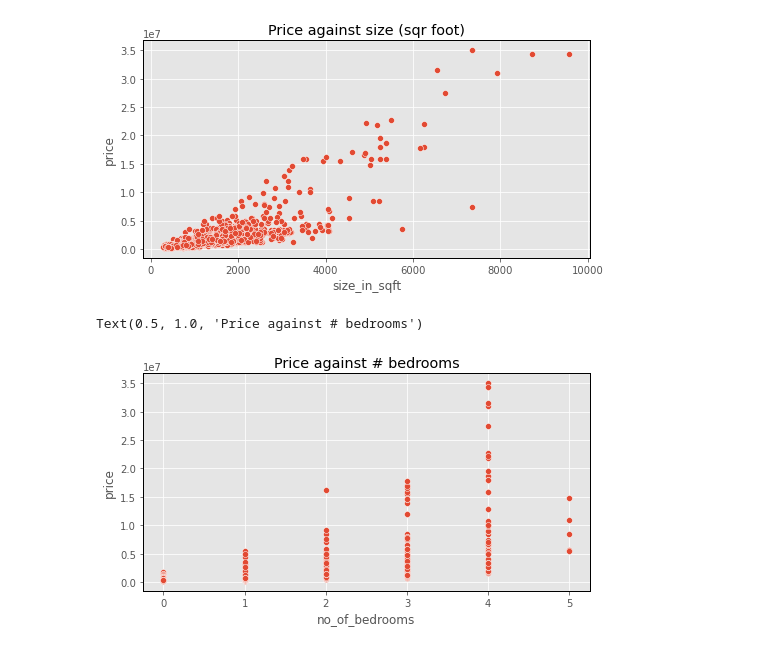
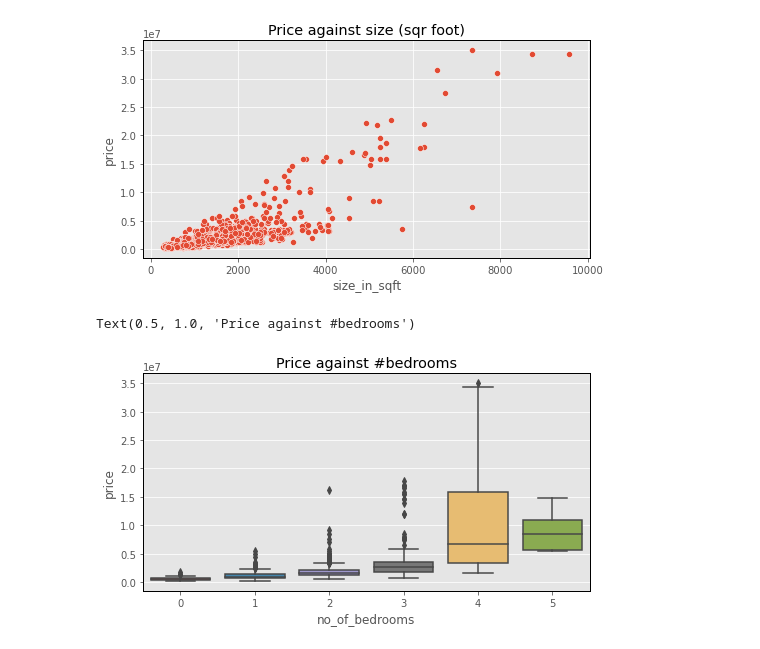
Before and after one commit to FardinAhsan146/DubaiHousingPriceDS, a Jupyter notebook: dataexploration_nb1.ipynb, the cells around one changed output. Drawn from its saved outputs; the diff is of its cells as text; code cells hidden in the pictures.

```diff
--- a/dataexploration_nb1.ipynb
+++ b/dataexploration_nb1.ipynb
@@ -101,16 +103,10 @@ plt.title('Price against size (sqr foot)')
 # %% [output]
 Text(0.5, 1.0, 'Price against size (sqr foot)')
 [figure]
-# %%
-sns.scatterplot(data = df, y = 'price', x = 'no_of_bedrooms')
-plt.title('Price against # bedrooms')
-
-var = 'OverallQual'
-data = pd.concat([df_train['SalePrice'], df_train[var]], axis=1)
-f, ax = plt.subplots(figsize=(8, 6))
-fig = sns.boxplot(x=var, y="SalePrice", data=data)
-fig.axis(ymin=0, ymax=800000);
-# %% [output]
-Text(0.5, 1.0, 'Price against # bedrooms')
-[figure, removed]
+# %%
+sns.boxplot(data = df, y = 'price', x = 'no_of_bedrooms')
+plt.title('Price against #bedrooms')
+# %% [output]
+Text(0.5, 1.0, 'Price against #bedrooms')
+[figure, added]
 # %%
```
Also changed, not shown: parts of 10 cells of this notebook.
